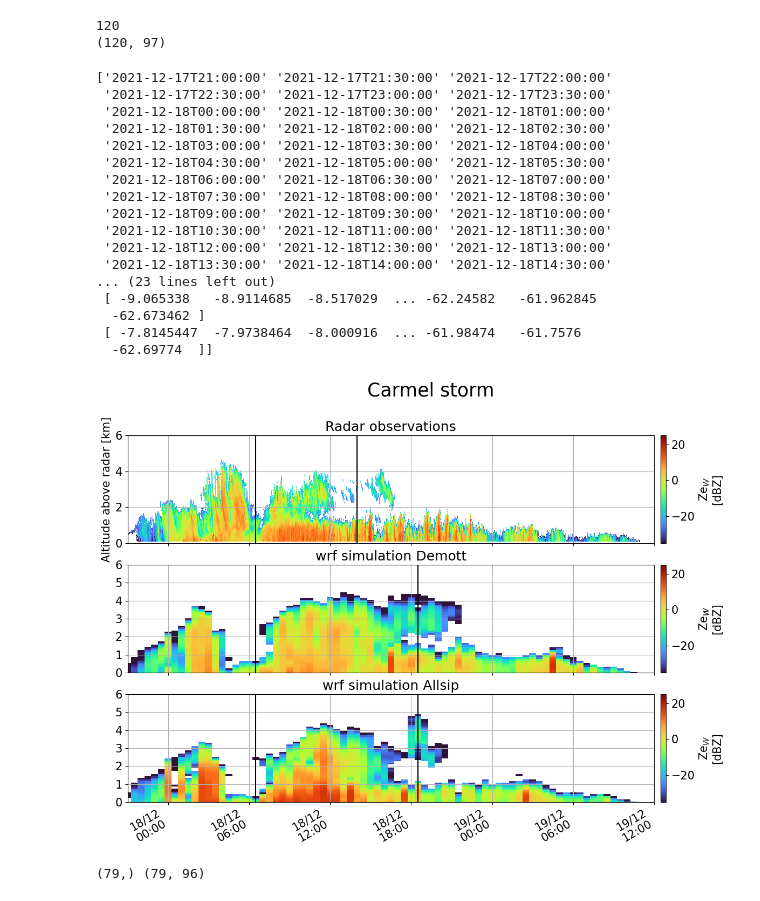
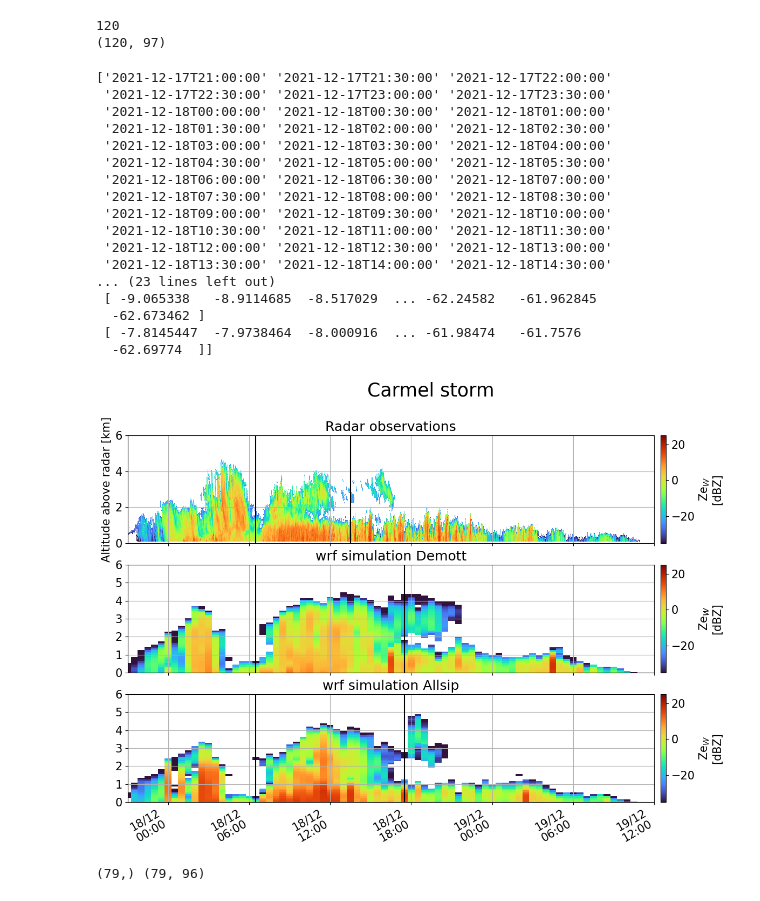
Before and after one commit to eliotperrin/Mixed-phase-cloud-with-CR-SIM, a Jupyter notebook: Comparaison.ipynb, the cells around one changed output. Cells and saved outputs as stored; diff of their text form; code cells hidden in the pictures.

```diff
--- a/Comparaison.ipynb
+++ b/Comparaison.ipynb
@@ -267,7 +267,7 @@ axs[0].set_title('Radar observations')
 axs[0].grid()
 
 l1_datas = axs[0].axvline((datetime.datetime(2021, 12, 18, 6, 30)), color = 'k')
-l2_datas = axs[0].axvline((datetime.datetime(2021, 12, 18, 14)), color = 'k')
+l2_datas = axs[0].axvline((datetime.datetime(2021, 12, 18, 13, 30)), color = 'k')
 
 axs[0].set_ylim(0,6)
 
@@ -284,7 +284,7 @@ axs[1].set_xlim(wrf_time[0], wrf_time[-1])
 axs[1].set_title('wrf simulation Demott')
 
 l1_model = axs[1].axvline((datetime.datetime(2021, 12, 18, 6, 30)), color = 'k')
-l2_model = axs[1].axvline((datetime.datetime(2021, 12, 18, 18, 30)), color = 'k')
+l2_model = axs[1].axvline((datetime.datetime(2021, 12, 18, 17, 30)), color = 'k')
 
 axs[1].set_ylim(0,6)
 axs[1].set_yticks([0,1,2,3,4,5,6])
@@ -302,7 +302,7 @@ axs[2].set_xlim(wrf_time[0], wrf_time[-1])
 axs[2].set_title('wrf simulation Allsip')
 
 l1_model = axs[2].axvline((datetime.datetime(2021, 12, 18, 6, 30)), color = 'k')
-l2_model = axs[2].axvline((datetime.datetime(2021, 12, 18, 18, 30)), color = 'k')
+l2_model = axs[2].axvline((datetime.datetime(2021, 12, 18, 17, 30)), color = 'k')
 
 axs[2].set_ylim(0,6)
 axs[2].set_yticks([0,1,2,3,4,5,6])
@@ -321,34 +321,34 @@ axs[2].xaxis.set_major_formatter(xfmt)
 
 
 #im2 = axs[1].pcolormesh(to_np(wrf_time[0:-1]),to_np(ZZ_allsip)/1000,REFL_allsip[spin_up:end-1].T,vmin=-35,vmax=25,cmap='turbo')
 
 
 
 fig.autofmt_xdate()
 plt.colorbar(im0,label=r'Ze$_{W}$'+'\n[dBZ]',pad=.01,ax=axs[0])
 plt.colorbar(im1, label=r'Ze$_{W}$'+'\n[dBZ]',pad=.01,ax=axs[1])
 plt.colorbar(im2,label=r'Ze$_{W}$'+'\n[dBZ]',pad=.01,ax=axs[2])
 
 print(wrf_time, tCNT )
 # %% [output]
 ['2021-12-17T21:00:00' '2021-12-17T21:30:00' '2021-12-17T22:00:00'
  '2021-12-17T22:30:00' '2021-12-17T23:00:00' '2021-12-17T23:30:00'
  '2021-12-18T00:00:00' '2021-12-18T00:30:00' '2021-12-18T01:00:00'
  '2021-12-18T01:30:00' '2021-12-18T02:00:00' '2021-12-18T02:30:00'
  '2021-12-18T03:00:00' '2021-12-18T03:30:00' '2021-12-18T04:00:00'
  '2021-12-18T04:30:00' '2021-12-18T05:00:00' '2021-12-18T05:30:00'
  '2021-12-18T06:00:00' '2021-12-18T06:30:00' '2021-12-18T07:00:00'
  '2021-12-18T07:30:00' '2021-12-18T08:00:00' '2021-12-18T08:30:00'
  '2021-12-18T09:00:00' '2021-12-18T09:30:00' '2021-12-18T10:00:00'
  '2021-12-18T10:30:00' '2021-12-18T11:00:00' '2021-12-18T11:30:00'
  '2021-12-18T12:00:00' '2021-12-18T12:30:00' '2021-12-18T13:00:00'
  '2021-12-18T13:30:00' '2021-12-18T14:00:00' '2021-12-18T14:30:00'
 ... (23 lines left out)
  [ -9.065338   -8.9114685  -8.517029  ... -62.24582   -61.962845
   -62.673462 ]
  [ -7.8145447  -7.9738464  -8.000916  ... -61.98474   -61.7576
   -62.69774  ]]
-[figure, old version]
+[figure, new version]
 # %%
 print(wrf_time.shape, tCNT.shape)
 # %% [output]
```
Also changed, not shown: parts of 6 cells of this notebook.
